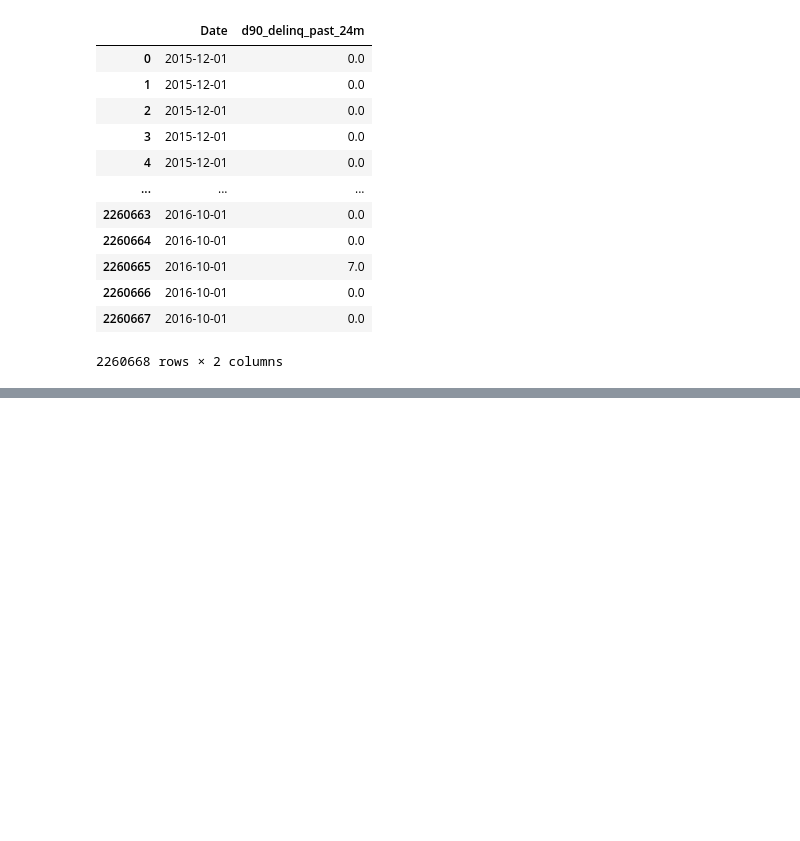
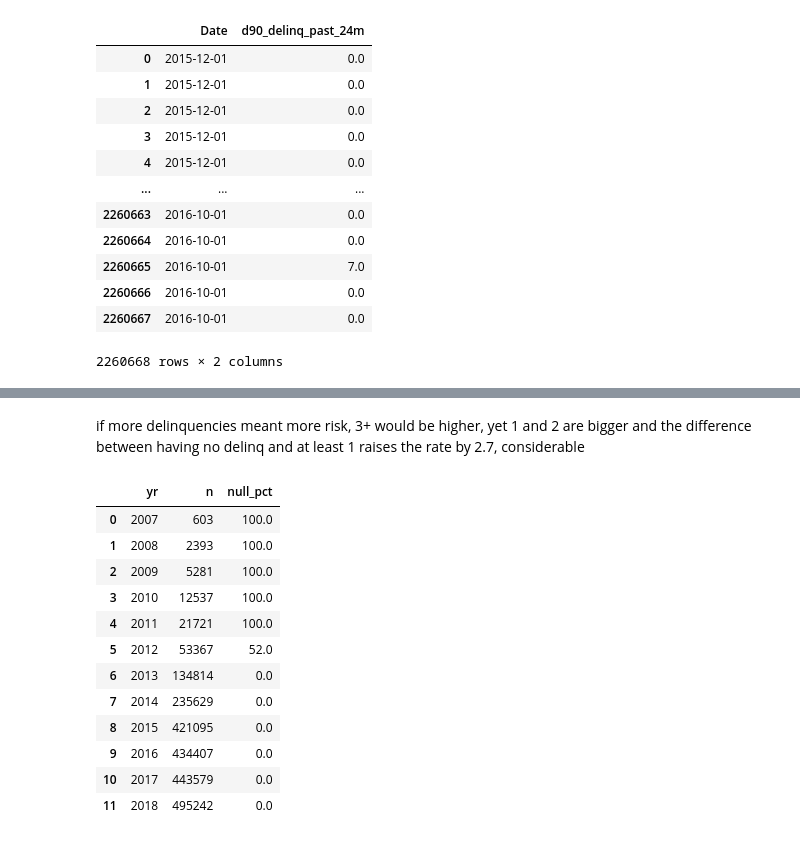
Before and after one commit to MrX1710/Projects, a Jupyter notebook: Lending_club_analysis/Lending_club_analysis.ipynb, the cells around one changed output, grey strips where cells are left out. Saved outputs shown, nothing was run; the diff lists cells and outputs as text; code cells hidden in the pictures; blank space fills up the shorter version.

```diff
--- a/Lending_club_analysis/Lending_club_analysis.ipynb
+++ b/Lending_club_analysis/Lending_club_analysis.ipynb
@@ -279,0 +311,22 @@ fil_table_df[['Date', 'd90_delinq_past_24m']]
+# %% [markdown]
+if more delinquencies meant more risk, 3+ would be higher, yet 1 and 2 are bigger and the difference between having no delinq and at least 1 raises the rate by 2.7, considerable
+# %%
+db("""
+SELECT YEAR(Date) AS yr, COUNT(*) AS n,
+       ROUND(100.0 * AVG(CASE WHEN d90_delinq_past_24m IS NULL THEN 1.0 ELSE 0 END), 1) AS null_pct
+FROM FILT_TABLE
+GROUP BY 1 ORDER BY 1;""").df()
+# %% [output]
+|  | yr | n | null_pct |
+| 0 | 2007 | 603 | 100.0 |
+| 1 | 2008 | 2393 | 100.0 |
+| 2 | 2009 | 5281 | 100.0 |
+| 3 | 2010 | 12537 | 100.0 |
+| 4 | 2011 | 21721 | 100.0 |
+| 5 | 2012 | 53367 | 52.0 |
+| 6 | 2013 | 134814 | 0.0 |
+| 7 | 2014 | 235629 | 0.0 |
+| 8 | 2015 | 421095 | 0.0 |
+| 9 | 2016 | 434407 | 0.0 |
+| 10 | 2017 | 443579 | 0.0 |
+| 11 | 2018 | 495242 | 0.0 |
```
Also changed, not shown: parts of 9 cells of this notebook.
